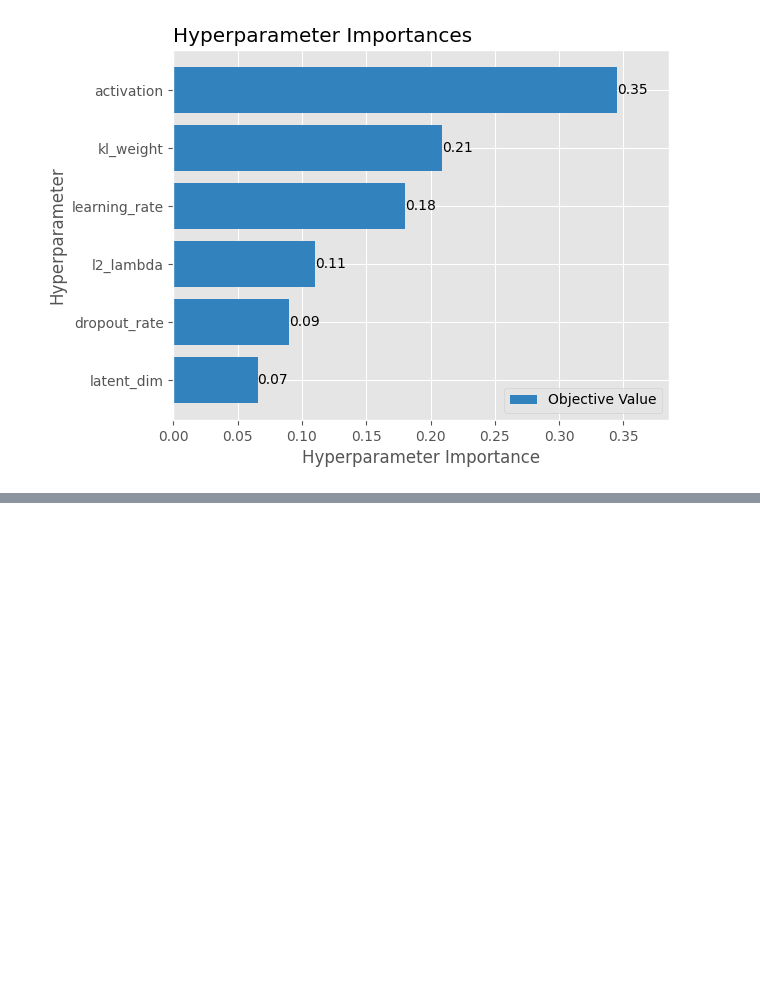
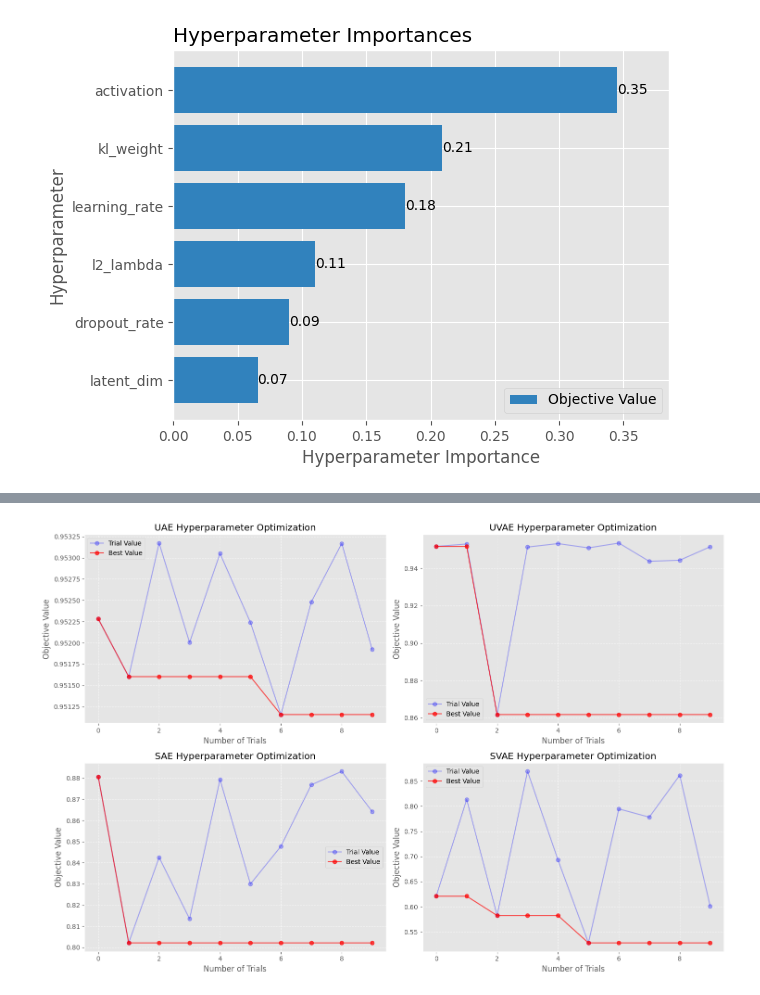
Before and after one commit to mylibui/demo, a Jupyter notebook: AE_VAE_Modelle.ipynb, the cells around one changed output, grey strips where cells are left out. Saved outputs shown, nothing was run; the diff lists cells and outputs as text; code cells hidden in the pictures; blank space fills up the shorter version.

```diff
--- a/AE_VAE_Modelle.ipynb
+++ b/AE_VAE_Modelle.ipynb
@@ -3184,0 +3203,50 @@ fig.show()
+# %%
+import matplotlib.pyplot as plt
+import numpy as np
+
+# Manuelles Extrahieren und Plotten der Daten aus den Studies
+fig, axes = plt.subplots(2, 2, figsize=(15, 10))
+
+# Modellnamen und zugehörige Studies
+models = {
+    'UAE': study_uae,
+    'UVAE': study_uvae,
+    'SAE': study_sae,
+    'SVAE': study_svae
+}
+
+# Position im Subplot-Gitter
+positions = {
+    'UAE': (0, 0),
+    'UVAE': (0, 1),
+    'SAE': (1, 0),
+    'SVAE': (1, 1)
+}
+
+# Für jedes Modell die Daten extrahieren und plotten
+for model_name, study in models.items():
+    row, col = positions[model_name]
+    ax = axes[row, col]
+
+    # Extrahiere die Daten direkt aus der Study
+    trials = study.trials
+    values = [t.value for t in trials if t.value is not None]
+    best_values = np.minimum.accumulate([float('inf')] + values)
+
+    # Plotte die Werte und die besten Werte
+    x = list(range(len(values)))
+    ax.plot(x, values, 'o-', color='blue', alpha=0.3, label='Trial Value')
+    ax.plot(x, best_values[1:], 'o-', color='red', alpha=0.7, label='Best Value')
+
+    # Formatierung
+    ax.set_title(f'{model_name} Hyperparameter Optimization')
+    ax.set_xlabel('Number of Trials')
+    ax.set_ylabel('Objective Value')
+    ax.grid(True, linestyle='--', alpha=0.7)
+    ax.legend(loc='best')
+
+plt.tight_layout()
+plt.savefig('hyperparameter_optimization_history.png', dpi=300)
+plt.show()
+# %% [output]
+[figure, added]
```
Also changed, not shown: parts of 6 cells of this notebook.
